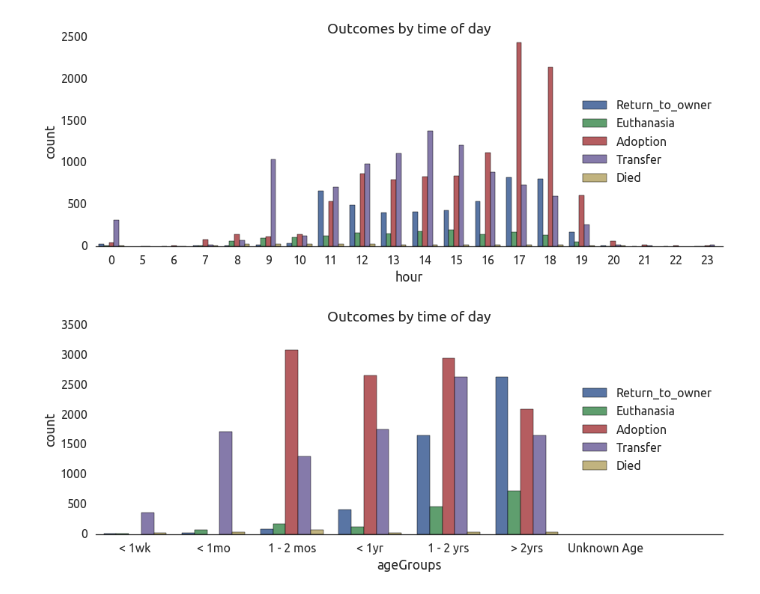
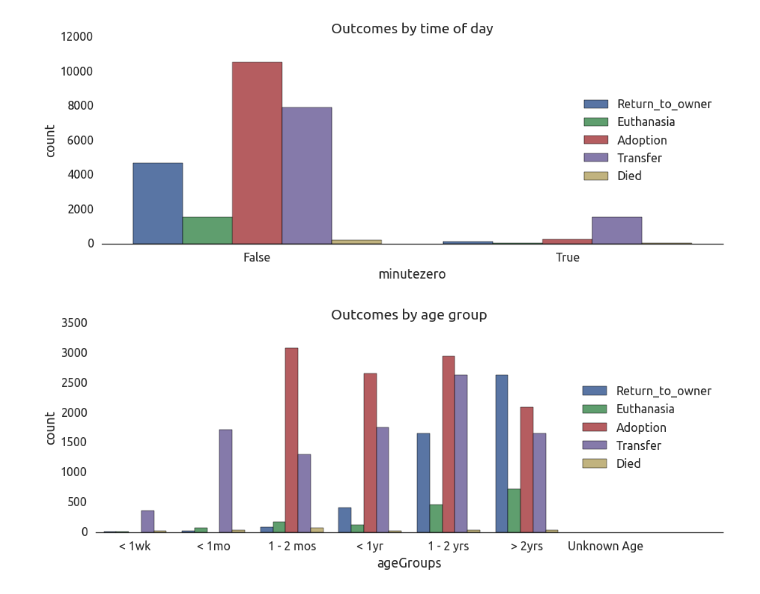
Before and after one commit to dlin17/w207_final, a Jupyter notebook: color.ipynb, the cells around one changed output. Cells and saved outputs as stored; diff of their text form; code cells hidden in the pictures.

```diff
--- a/color.ipynb
+++ b/color.ipynb
@@ -75,6 +75,13 @@ MonthName_alt={1:'JanFeb', 2:'JanFeb', 3:'Mar', 4:'Apr', 5:'May', 6:'Jun', 7:'Ju
 timeOfDay = {5: 'Morning', 6: 'Morning', 7: 'Morning', 8: 'Morning', 9: 'Morning', 10: 'Morning', 11: 'Afternoon',
         12: 'Afternoon', 13: 'Afternoon', 14: 'Afternoon', 15: 'Afternoon', 16: 'Night', 17: 'Night', 18: 'Night',
         19: 'Night', 20: 'Night', 21: 'Night', 22: 'Night', 23: 'Night', 0: 'Midnight',}
+
+def shortenBreed(s):
+    s = s.lower()
+    s = re.sub(' mix', '', s)
+    s = re.sub('\\/.*', '', s)
+    return s
+
 
 def RecodeAges(s):
     more3_yr = ['13year','14year','15year','16year','17year','18year','19year','20year','3year','4year','5year','6year','7year','8year','9year','10year','11year','12year']
@@ -90,7 +97,7 @@ def RecodeAges(s):
         return 'UnknownAge'
 
     if age in more3_yr:
-        return '> 2yrs'
+        return age
     elif age in lessone_yr:
         return '< 1yr'
     elif age in lessone_mo:
@@ -102,6 +109,12 @@ def RecodeAges(s):
     else:
         return '< 1wk'
 
+def mixedBreed(s):
+    if 'mix' in s.lower():
+        return 1
+    else:
+        return 0
+
 def process_data(df):
     df.ix[pd.isnull(df['Name']), 'Named'] = 'Unnamed'
     df.ix[pd.isnull(df['Named']), 'Named'] = 'Named'
@@ -110,10 +123,14 @@ def process_data(df):
     df['weekday'] = df['DateTime'].dt.dayofweek.map(dayOfWeek_alt)
     df['month'] = df['DateTime'].dt.month.map(MonthName_alt)
     df['hour'] = df['DateTime'].dt.hour
+    df['minute'] = df['DateTime'].dt.minute
+    df['minutezero'] = (df['minute'] == 0).astype(int)
     df['ageGroups'] = df['AgeuponOutcome'].map(RecodeAges)
+    df['mix'] = df['Breed'].map(mixedBreed)
+    df['shortBreed'] = df['Breed'].map(shortenBreed)
 
 
-    df['corp'] = df.apply(lambda x: ' '.join((x.Color, x.Breed,
+    df['corp'] = df.apply(lambda x: ' '.join((x.Color, x.shortBreed,
                                                        x.SexuponOutcome, x.Named,
                                                        x.weekday, x.month)), axis=1)
 
@@ -130,6 +147,7 @@ def add_other_features(corpus, df, training=True):
     dense_corpus = pd.DataFrame(corpus.toarray(), columns = cv.get_feature_names())
 
     add = pd.concat([(df.AnimalType == 'Dog').astype(int),
+                     df.minutezero,
                      pd.get_dummies(df.hour),
                     pd.get_dummies(df.ageGroups)], axis=1)
 
@@ -148,14 +206,14 @@ train_labels = new_corp.iloc[split:,-1]
 # %%
 plt.figure(figsize=(15,5))
 plt.title('Outcomes by time of day')
 
-sns.countplot(x='hour', hue='OutcomeType', data=all_train)
+sns.countplot(x='minutezero', hue='OutcomeType', data=all_train)
 plt.legend(loc='right')
 
 
 sns.despine(left=True)
 # %% [output]
-[figure, old version]
+[figure, new version]
 # %%
 plt.figure(figsize=(15,5))
 plt.title('Outcomes by age group')
```
Also changed, not shown: parts of 10 cells of this notebook.
